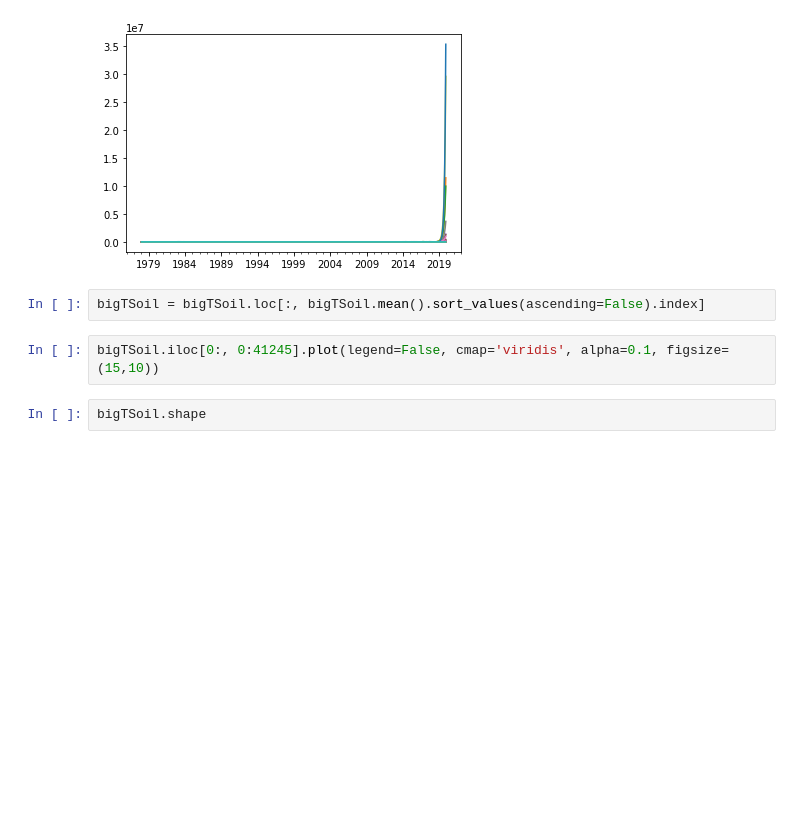
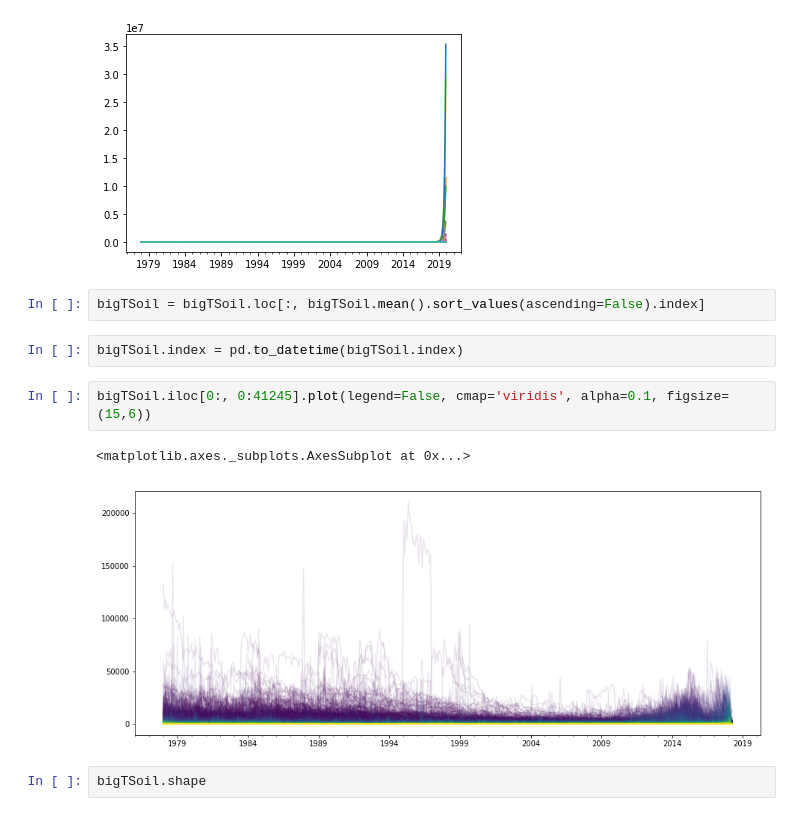
Before and after one commit to jessepisel/stratal-geometries, a Jupyter notebook: declinecurveanalysis.ipynb, the cells around one changed output. Saved outputs shown, nothing was run; the diff lists cells and outputs as text; blank space fills up the shorter version.

Commit message:
got the visual working for production data

```diff
--- a/declinecurveanalysis.ipynb
+++ b/declinecurveanalysis.ipynb
@@ -176,8 +176,13 @@ df.iloc[:,0:20000].plot(legend=False)
 [figure]
 # %%
 bigTSoil = bigTSoil.loc[:, bigTSoil.mean().sort_values(ascending=False).index]
+# %%
+bigTSoil.index = pd.to_datetime(bigTSoil.index)
 # %%
-bigTSoil.iloc[0:, 0:41245].plot(legend=False, cmap='viridis', alpha=0.1, figsize=(15,10))
+bigTSoil.iloc[0:, 0:41245].plot(legend=False, cmap='viridis', alpha=0.1, figsize=(15,6))
+# %% [output]
+<matplotlib.axes._subplots.AxesSubplot at 0x...>
+[figure, added]
 # %%
 bigTSoil.shape
 # %% [output]
```
